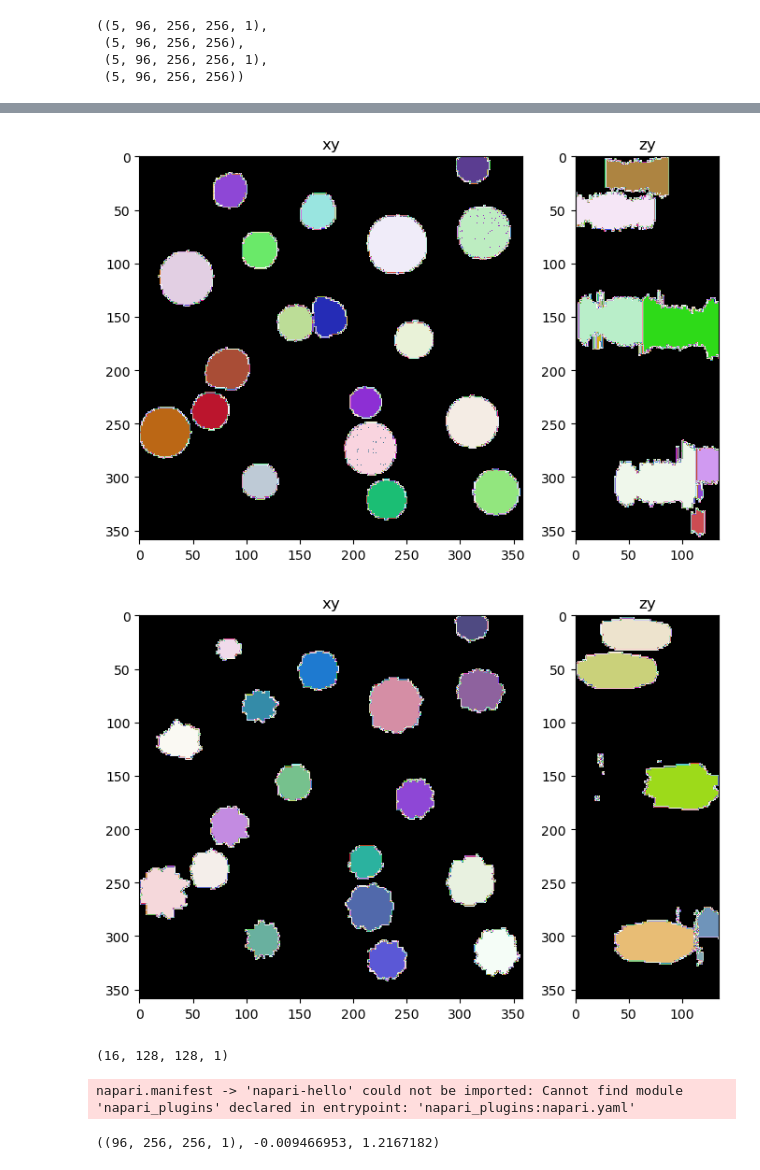
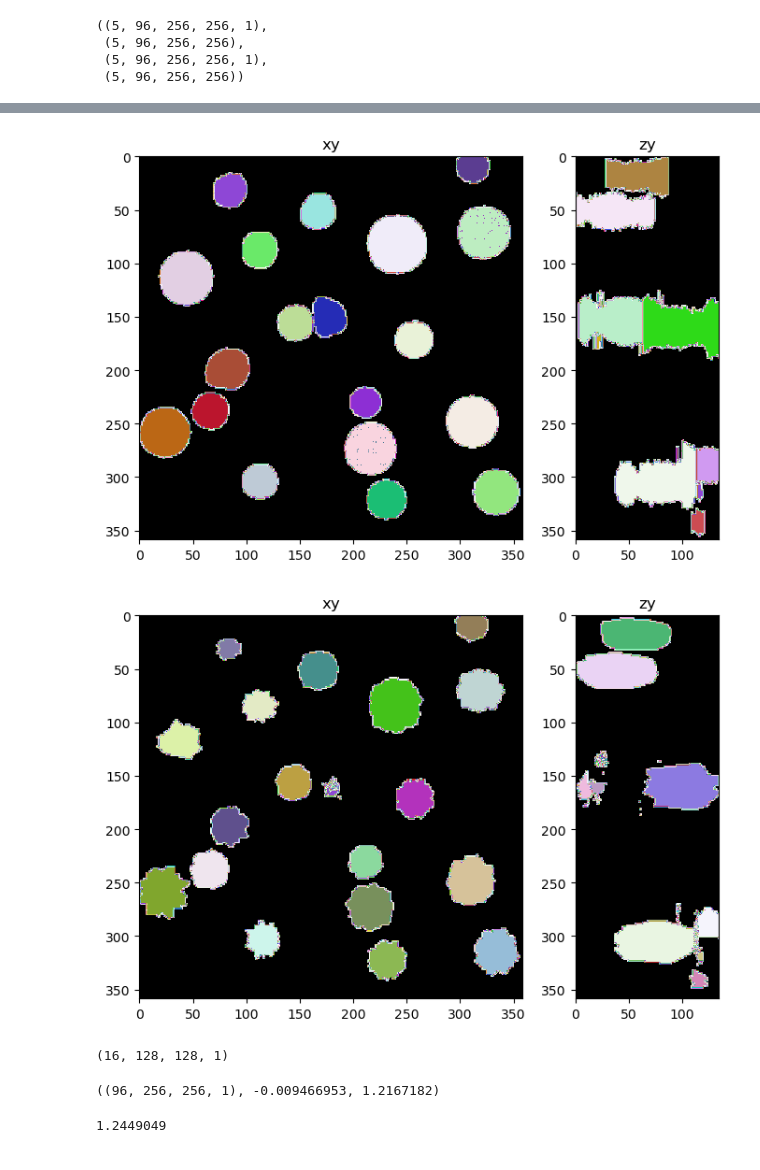
Before and after one commit to True-North-Intelligent-Algorithms/tnia-python, a Jupyter notebook: notebooks/imagesc/2024_01_30_connect2d_in3d/20_train_stardist.ipynb, the cells around one changed output, grey strips where cells are left out. Saved outputs shown, nothing was run; the diff lists cells and outputs as text; code cells hidden in the pictures.

Commit message:
Tweak prob thresh

```diff
--- a/notebooks/imagesc/2024_01_30_connect2d_in3d/20_train_stardist.ipynb
+++ b/notebooks/imagesc/2024_01_30_connect2d_in3d/20_train_stardist.ipynb
@@ -200,14 +200,14 @@ X_train.shape, Y_train.shape, X_val.shape, Y_val.shape
  (5, 96, 256, 256))
 # %%
 n=2
-labels, details = model.predict_instances(X_train[n], prob_thresh=0.5, nms_thresh=0.2)
+labels, details = model.predict_instances(X_train[n], prob_thresh=0.3, nms_thresh=0.2)
 fig = show_xy_zy_slice(X_train[n], int(X_train[0].shape[2]/2), int(X_train[0].shape[1]/2), 10,1.4,1.4, figsize=(8,6))
 fig = show_xy_zy_slice(Y_train[n], int(Y_train[0].shape[2]/2), int(Y_train[0].shape[1]/2), 10,1.4,1.4, colormap=colormap, figsize=(8,6))
 fig = show_xy_zy_slice(labels, int(labels.shape[2]/2), int(labels.shape[1]/2), 10,1.4,1.4, colormap=colormap, figsize=(8,6))
 # %% [output]
 [figure]
 [figure]
-[figure, old version]
+[figure, new version]
 # %%
 X_train[n].shape
 # %% [output]
@@ -219,9 +219,11 @@ viewer.add_image(X_train[n].squeeze())
 viewer.add_labels(labels)
 viewer.add_labels(Y_train[n].squeeze())
 viewer.show()
-# %% [output]
-napari.manifest -> 'napari-hello' could not be imported: Cannot find module 'napari_plugins' declared in entrypoint: 'napari_plugins:napari.yaml'
 # %%
 X_train[n].shape, X_train[n].min(), X_train[n].max()
 # %% [output]
 ((96, 256, 256, 1), -0.009466953, 1.2167182)
+# %%
+X_train[0].max()
+# %% [output]
+1.2449049
```
